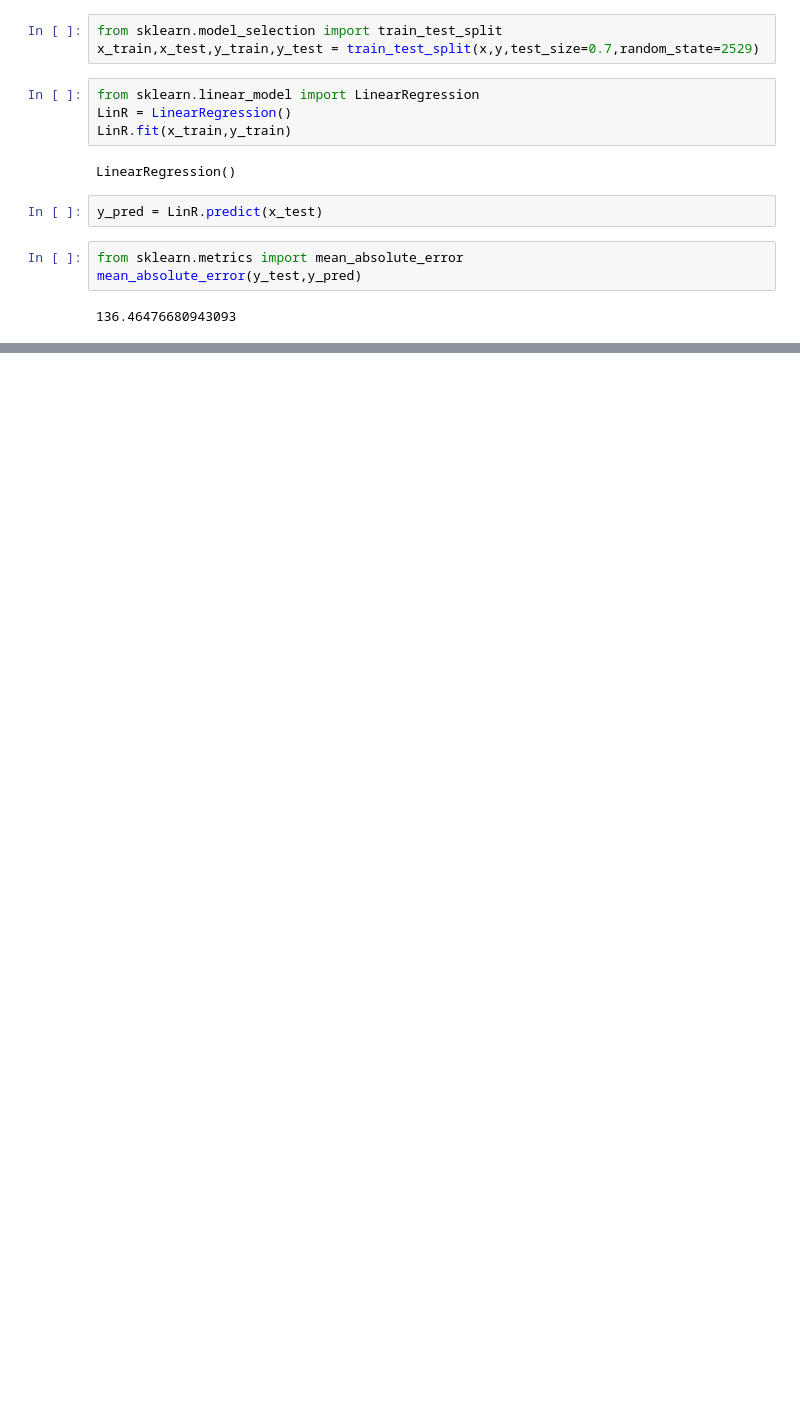
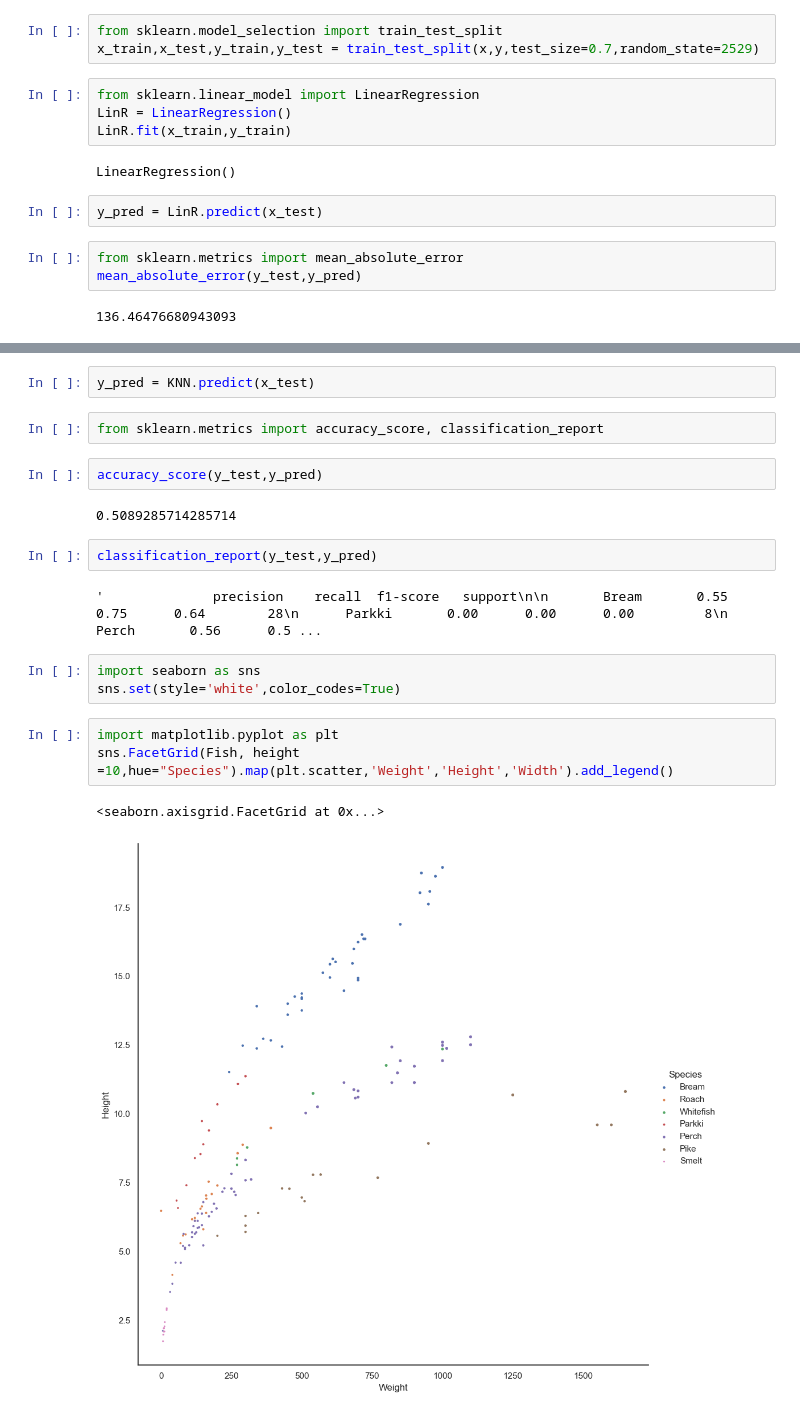
Before and after one commit to MIHIRJOIL/Fish_Weight_Prediction, a Jupyter notebook: FishWeightPrediction.ipynb, the cells around one changed output, grey strips where cells are left out. Drawn from its saved outputs; the diff is of its cells as text; blank space fills up the shorter version.

Commit message:
Fish_Weight_Prediction

```diff
--- a/FishWeightPrediction.ipynb
+++ b/FishWeightPrediction.ipynb
@@ -65,0 +117,21 @@ ValueError: continuous is not supported
+# %%
+y_pred = KNN.predict(x_test)
+# %%
+from sklearn.metrics import accuracy_score, classification_report
+# %%
+accuracy_score(y_test,y_pred)
+# %% [output]
+0.5089285714285714
+# %%
+classification_report(y_test,y_pred)
+# %% [output]
+'              precision    recall  f1-score   support\n\n       Bream       0.55      0.75      0.64        28\n      Parkki       0.00      0.00      0.00         8\n       Perch       0.56      0.5 ...
+# %%
+import seaborn as sns
+sns.set(style='white',color_codes=True)
+# %%
+import matplotlib.pyplot as plt
+sns.FacetGrid(Fish, height =10,hue="Species").map(plt.scatter,'Weight','Height','Width').add_legend()
+# %% [output]
+<seaborn.axisgrid.FacetGrid at 0x...>
+[figure, added]
```
Also changed, not shown: parts of 11 cells of this notebook.
